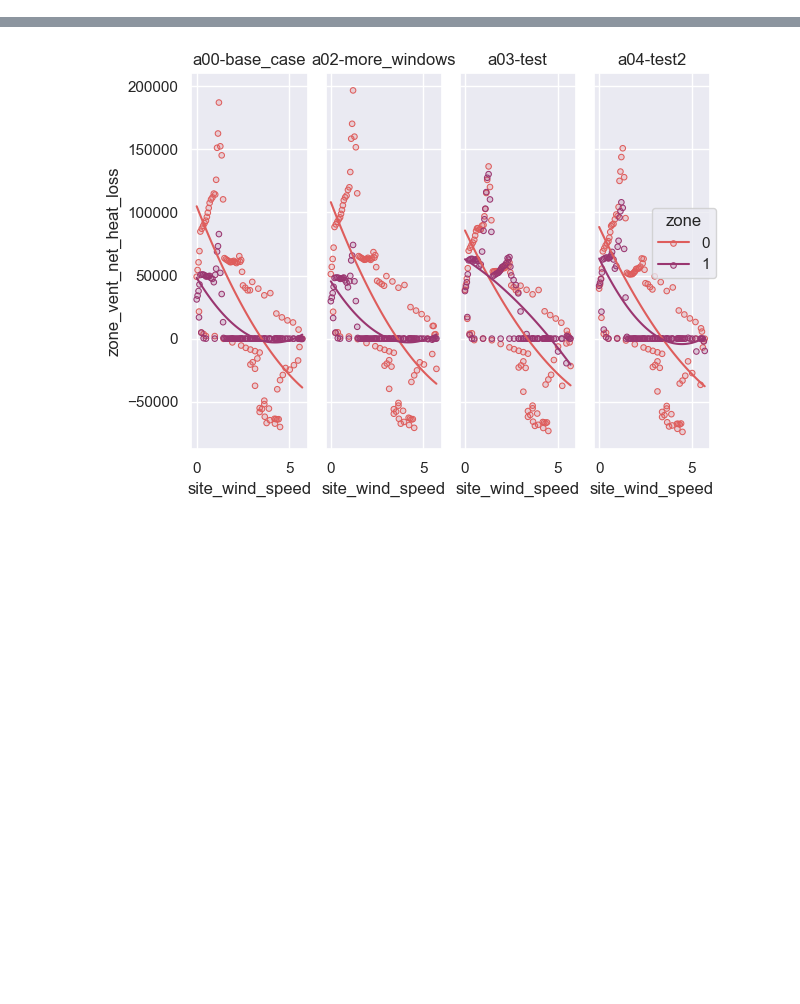
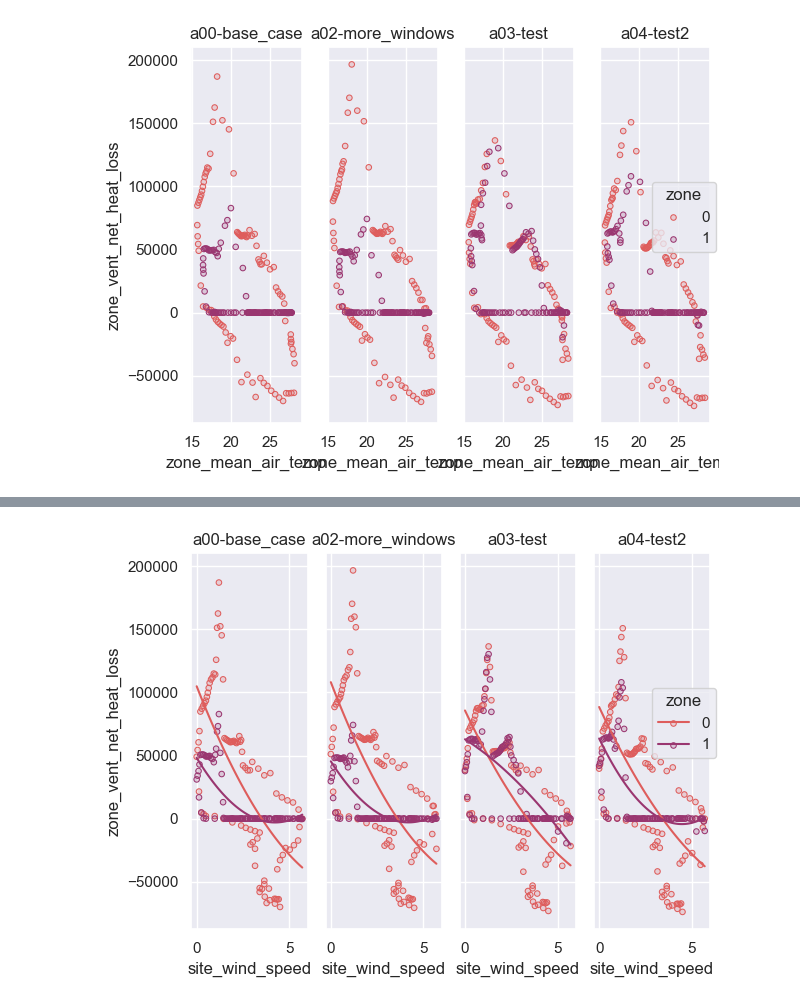
Before and after one commit to juliet29/plan2EPlus, a Jupyter notebook: _notebooks/analysis/t01_ach.ipynb, the cells around one changed output, grey strips where cells are left out. Cells and saved outputs as stored; diff of their text form; code cells hidden in the pictures; blank space fills up the shorter version.

```diff
--- a/_notebooks/analysis/t01_ach.ipynb
+++ b/_notebooks/analysis/t01_ach.ipynb
@@ -24,0 +34,7 @@ bv = BiVariableAnalysis("test0")
+# %%
+bv.update_qois(OutputVars.zone_mean_air_temp, PostProcessedOutputVars.zone_vent_net_heat_loss)
+bv.update_is_post_process_qoi(qoi2_bool=True)
+bv.is_two_by_two = True
+bv.run()
+# %% [output]
+[figure, added]
```
Also changed, not shown: parts of 13 cells of this notebook, 24 other files.
